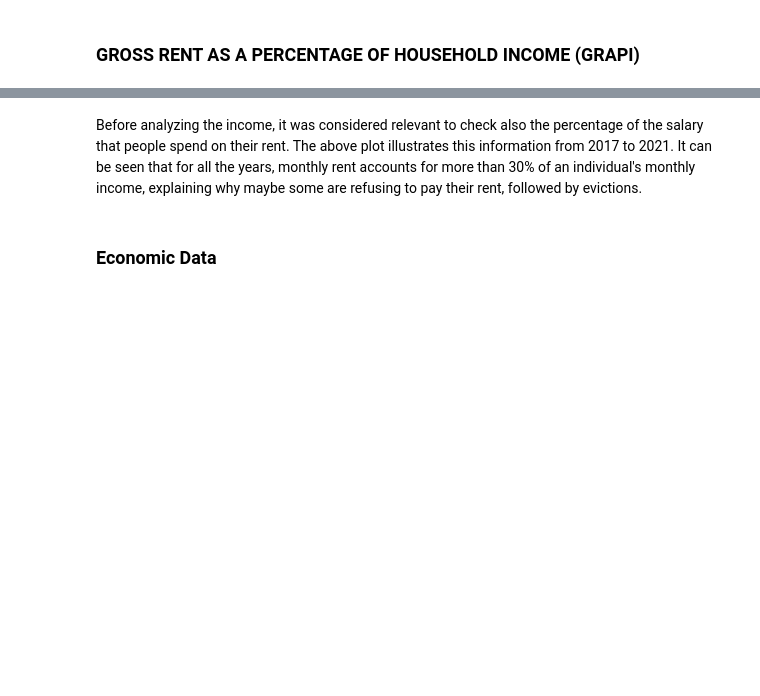
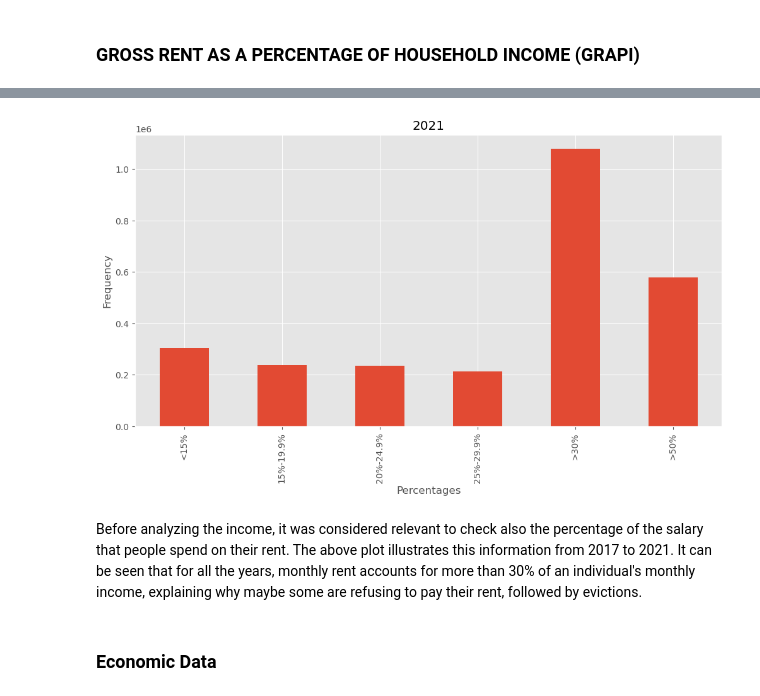
Before and after one commit to FranziskaMarie/Evictions-NYC, a Jupyter notebook: social_test.ipynb, the cells around one changed output, grey strips where cells are left out. Saved outputs shown, nothing was run; the diff lists cells and outputs as text; code cells hidden in the pictures; blank space fills up the shorter version.

```diff
--- a/social_test.ipynb
+++ b/social_test.ipynb
@@ -139,3 +205,13 @@ for n, category in enumerate(hous_ratio):
+# %%
+ax = plt.subplot()
+hous21_ratio.sum().plot.bar()
+ax.set_xticklabels(['<15%', '15%-19.9%', '20%-24.9%','25%-29.9%','>30%','>50%'], rotation=90)
+ax.set_title('2021')
+ax.set_ylabel('Frequency')
+ax.set_xlabel('Percentages')
+plt.show()
+# %% [output]
+[figure, added]
 # %% [markdown]
 Before analyzing the income, it was considered relevant to check also the percentage of the salary that people spend on their rent. The above plot illustrates this information from 2017 to 2021. It can be seen that for all the years, monthly rent accounts for more than 30% of an individual's monthly income, explaining why maybe some are refusing to pay their rent, followed by evictions.
 # %% [markdown]
```
Also changed, not shown: parts of 33 cells of this notebook.
